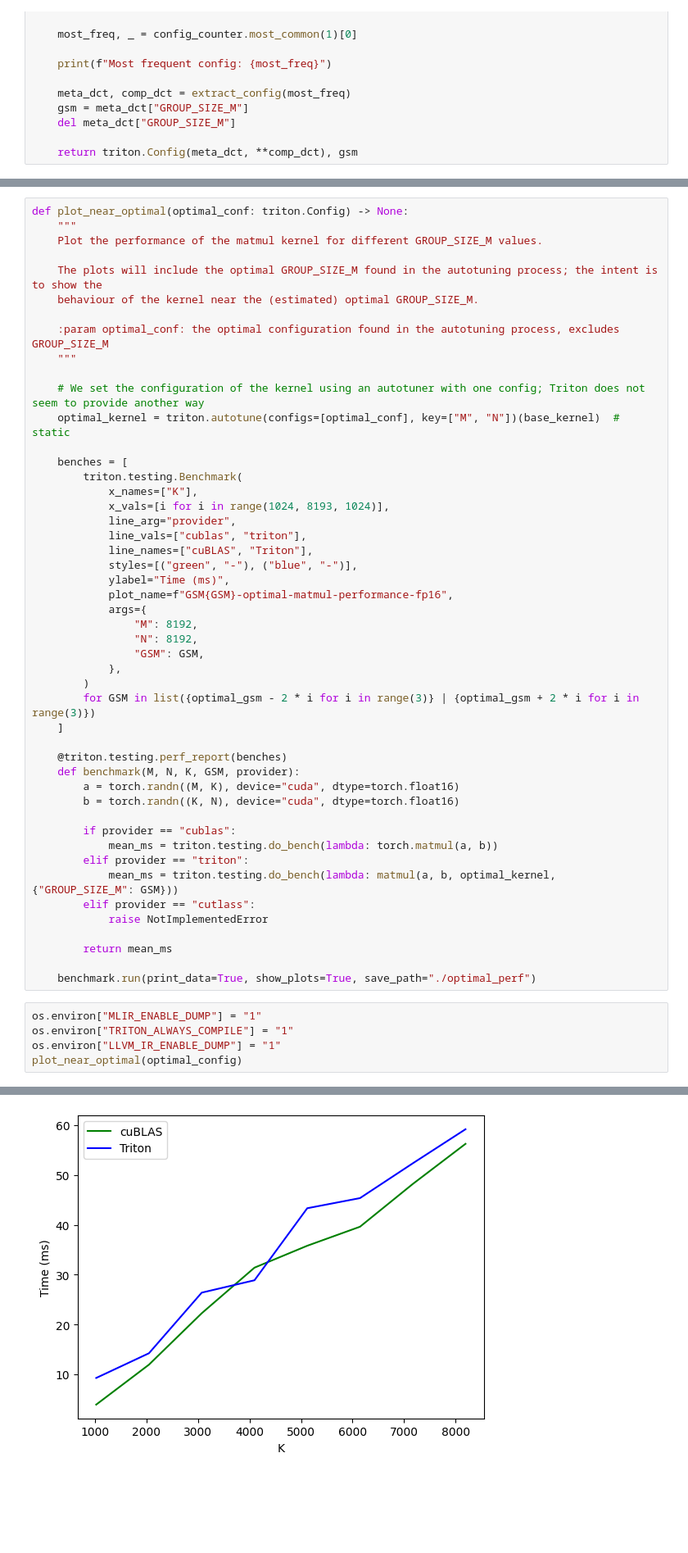
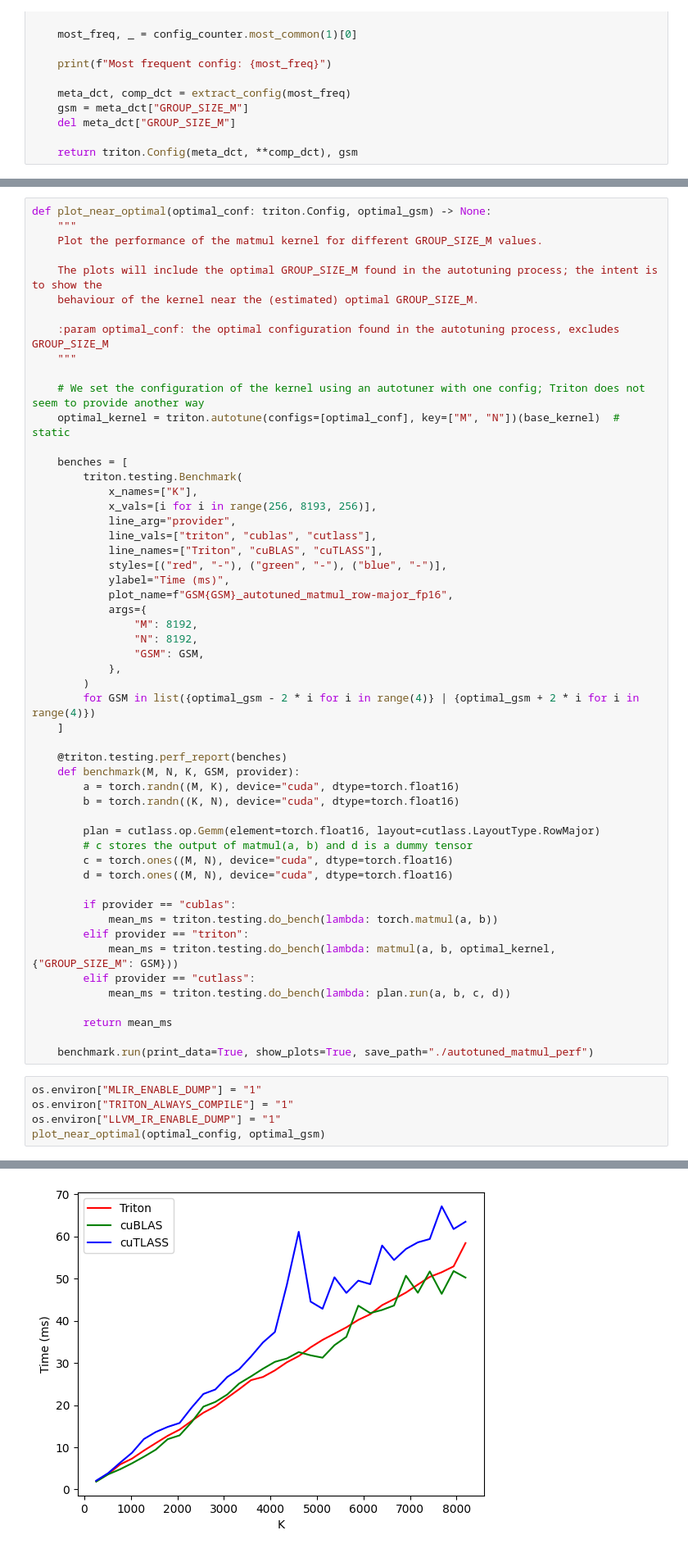
Before and after one commit to az19642/triton-matmul, a Jupyter notebook: experiment.ipynb, the cells around one changed output, grey strips where cells are left out. Shown at 82% size. Drawn from its saved outputs; the diff is of its cells as text; blank space fills up the shorter version.

Commit message:
add cutlass, rerun

```diff
--- a/experiment.ipynb
+++ b/experiment.ipynb
@@ -261,5 +287,5 @@ Most frequent config: Triton autotuning for function base_kernel finished after
 # %%
-def plot_near_optimal(optimal_conf: triton.Config) -> None:
+def plot_near_optimal(optimal_conf: triton.Config, optimal_gsm) -> None:
     """
     Plot the performance of the matmul kernel for different GROUP_SIZE_M values.
 
@@ -275,20 +301,20 @@ def plot_near_optimal(optimal_conf: triton.Config) -> None:
     benches = [
         triton.testing.Benchmark(
             x_names=["K"],
-            x_vals=[i for i in range(1024, 8193, 1024)],
+            x_vals=[i for i in range(256, 8193, 256)],
             line_arg="provider",
-            line_vals=["cublas", "triton"],
-            line_names=["cuBLAS", "Triton"],
-            styles=[("green", "-"), ("blue", "-")],
+            line_vals=["triton", "cublas", "cutlass"],
+            line_names=["Triton", "cuBLAS", "cuTLASS"],
+            styles=[("red", "-"), ("green", "-"), ("blue", "-")],
             ylabel="Time (ms)",
-            plot_name=f"GSM{GSM}-optimal-matmul-performance-fp16",
+            plot_name=f"GSM{GSM}_autotuned_matmul_row-major_fp16",
             args={
                 "M": 8192,
                 "N": 8192,
                 "GSM": GSM,
             },
         )
-        for GSM in list({optimal_gsm - 2 * i for i in range(3)} | {optimal_gsm + 2 * i for i in range(3)})
+        for GSM in list({optimal_gsm - 2 * i for i in range(4)} | {optimal_gsm + 2 * i for i in range(4)})
     ]
 
     @triton.testing.perf_report(benches)
@@ -296,19 +322,24 @@ def plot_near_optimal(optimal_conf: triton.Config) -> None:
         a = torch.randn((M, K), device="cuda", dtype=torch.float16)
         b = torch.randn((K, N), device="cuda", dtype=torch.float16)
 
+        plan = cutlass.op.Gemm(element=torch.float16, layout=cutlass.LayoutType.RowMajor)
+        # c stores the output of matmul(a, b) and d is a dummy tensor
+        c = torch.ones((M, N), device="cuda", dtype=torch.float16)
+        d = torch.ones((M, N), device="cuda", dtype=torch.float16)
+
         if provider == "cublas":
             mean_ms = triton.testing.do_bench(lambda: torch.matmul(a, b))
         elif provider == "triton":
             mean_ms = triton.testing.do_bench(lambda: matmul(a, b, optimal_kernel, {"GROUP_SIZE_M": GSM}))
         elif provider == "cutlass":
-            raise NotImplementedError
+            mean_ms = triton.testing.do_bench(lambda: plan.run(a, b, c, d))
 
         return mean_ms
 
-    benchmark.run(print_data=True, show_plots=True, save_path="./optimal_perf")
+    benchmark.run(print_data=True, show_plots=True, save_path="./autotuned_matmul_perf")
 # %%
 os.environ["MLIR_ENABLE_DUMP"] = "1"
 os.environ["TRITON_ALWAYS_COMPILE"] = "1"
 os.environ["LLVM_IR_ENABLE_DUMP"] = "1"
-plot_near_optimal(optimal_config)
+plot_near_optimal(optimal_config, optimal_gsm)
 # %% [output]
@@ -350,2 +402,2 @@ GSM8-optimal-matmul-performance-fp16:
 <Figure size 640x480 with 0 Axes>
-[figure, old version]
+[figure, new version]
```
Also changed, not shown: parts of 10 cells of this notebook, 26 other files.
